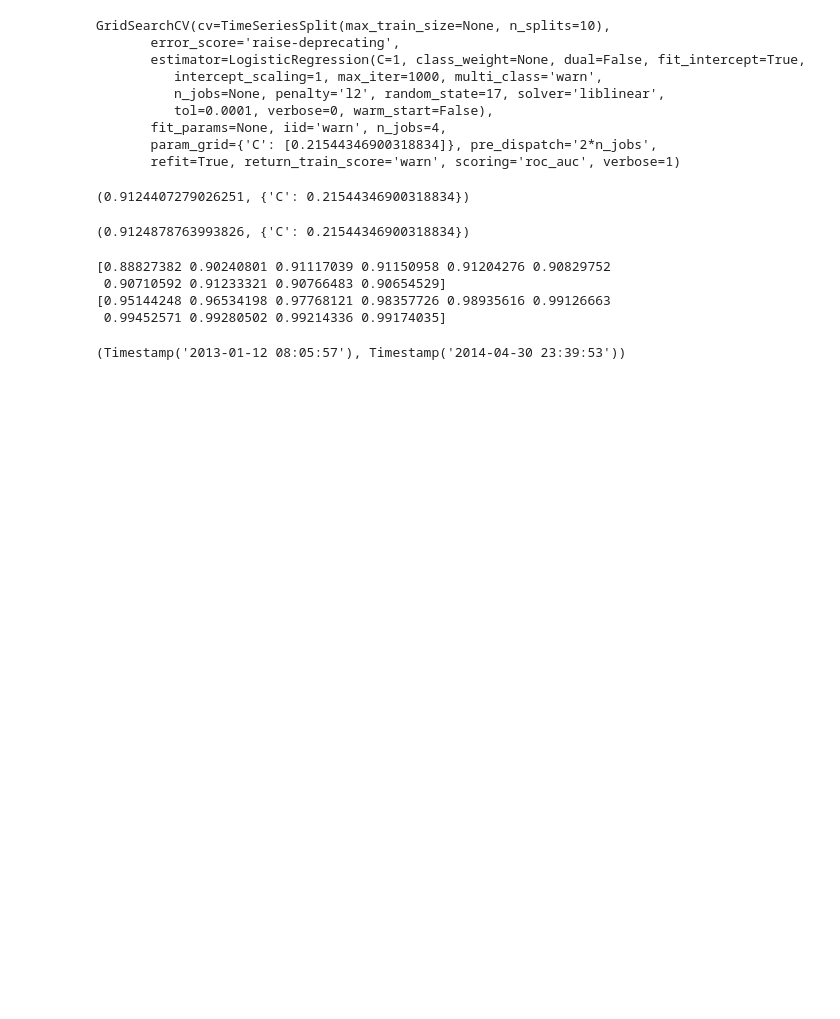
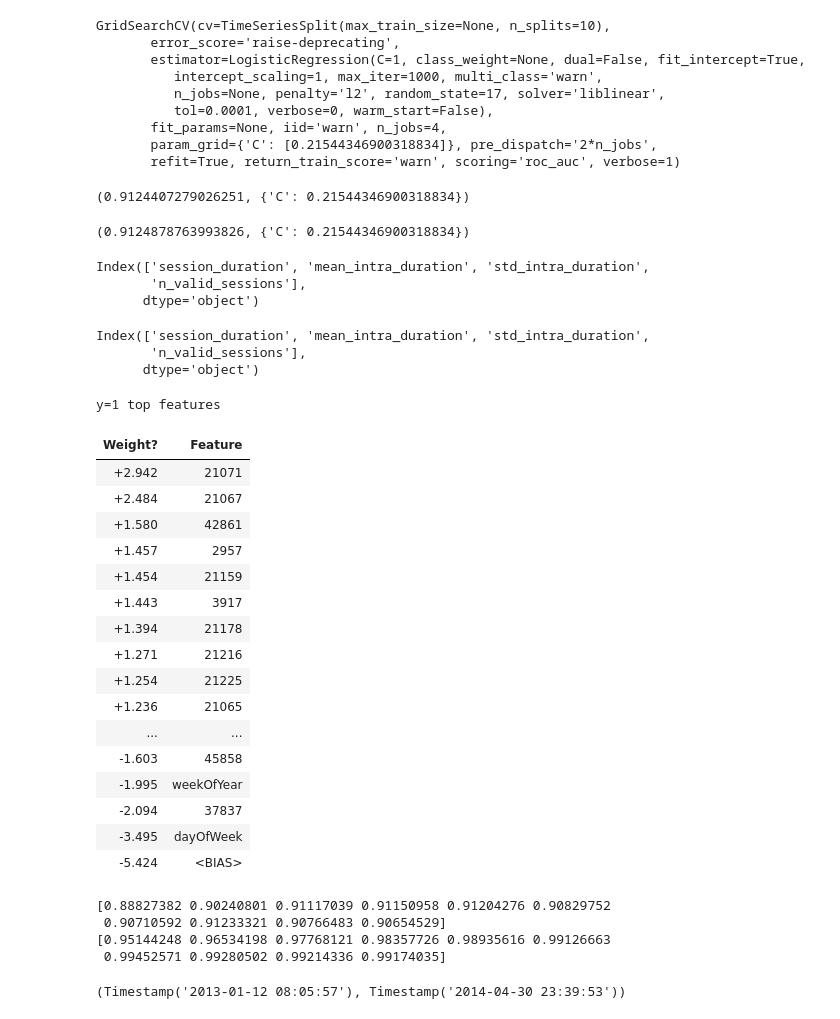
Before and after one commit to sramirez/mlcourse.ai, a Jupyter notebook: jupyter_english/assignments_spring2019/assignment2_part1_alice_sramirez.ipynb, the cells around one changed output. Cells and saved outputs as stored; diff of their text form; code cells hidden in the pictures; blank space fills up the shorter version.

```diff
--- a/jupyter_english/assignments_spring2019/assignment2_part1_alice_sramirez.ipynb
+++ b/jupyter_english/assignments_spring2019/assignment2_part1_alice_sramirez.ipynb
@@ -206,6 +206,44 @@ pickle.dump(logit_grid_searcher, open("model_LR_session_enrichment_2", 'wb'))
 # %%
 # load the model from disk
 logit_grid_searcher = pickle.load(open("model_LR_session_enrichment_2", 'rb'))
+# %%
+train_df_session.columns
+# %% [output]
+Index(['session_duration', 'mean_intra_duration', 'std_intra_duration',
+       'n_valid_sessions'],
+      dtype='object')
+# %%
+train_df_session.columns
+# %% [output]
+Index(['session_duration', 'mean_intra_duration', 'std_intra_duration',
+       'n_valid_sessions'],
+      dtype='object')
+# %%
+import eli5
+columns_names = [str(i) for i in range(0,50000)] + ['morning', 'evening', 'day', 'night','dayOfWeek', 'isWeekend', 'weekOfYear', 'year'] + ['session_duration', 'mean_intra_duration', 'std_intra_duration',
+       'n_valid_sessions']
+#print(columns_names)
+eli5.show_weights(estimator=logit_grid_searcher.best_estimator_,
+                  feature_names=columns_names, top=30)
+# %% [output]
+y=1 top features
+| Weight? | Feature |
+| +2.942 | 21071 |
+| +2.484 | 21067 |
+| +1.580 | 42861 |
+| +1.457 | 2957 |
+| +1.454 | 21159 |
+| +1.443 | 3917 |
+| +1.394 | 21178 |
+| +1.271 | 21216 |
+| +1.254 | 21225 |
+| +1.236 | 21065 |
+| ... | ... |
+| -1.603 | 45858 |
+| -1.995 | weekOfYear |
+| -2.094 | 37837 |
+| -3.495 | dayOfWeek |
+| -5.424 | <BIAS> |
 # %%
 # compare with other models
 
```
Also changed, not shown: parts of 3 cells of this notebook, 5 other files.
